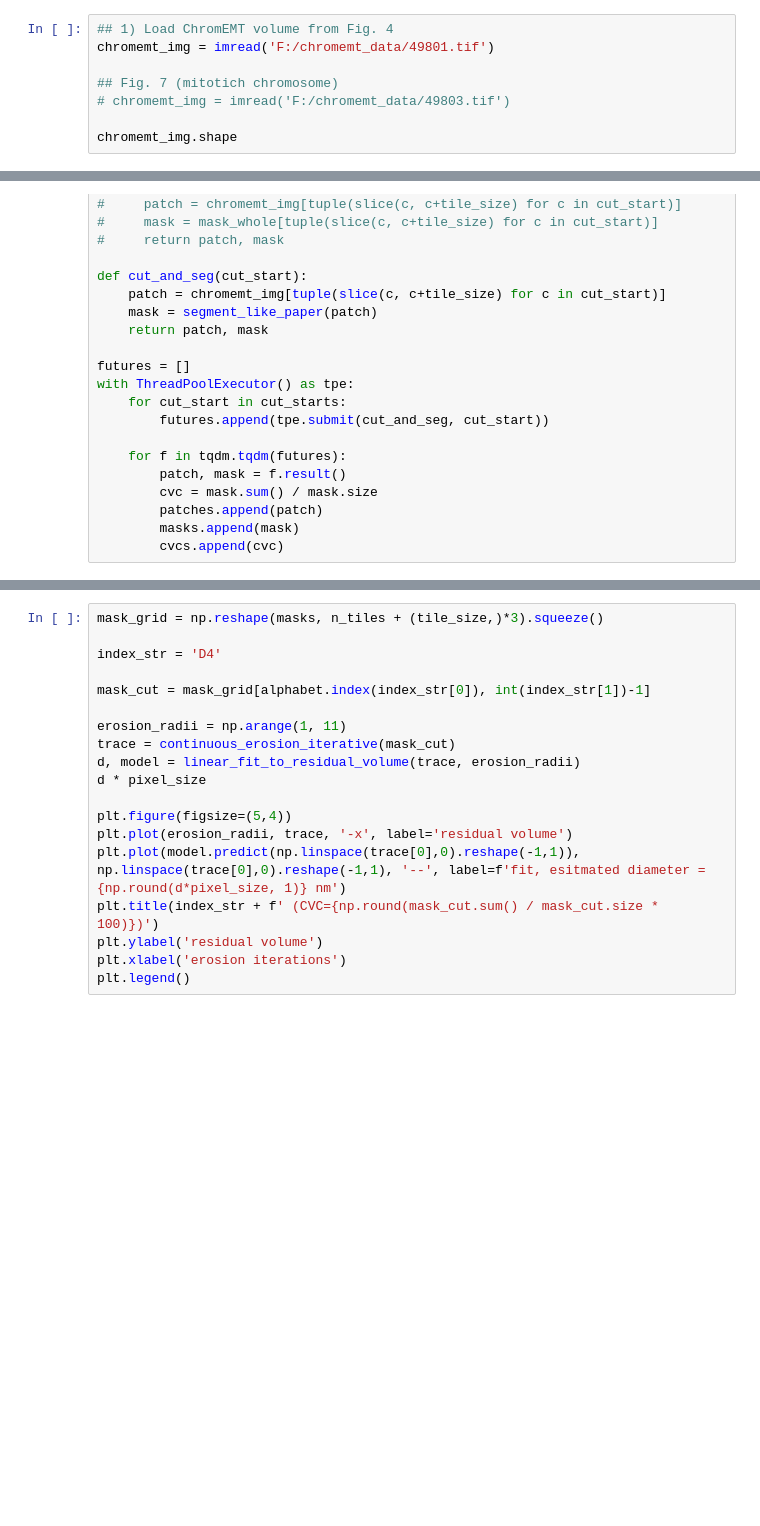
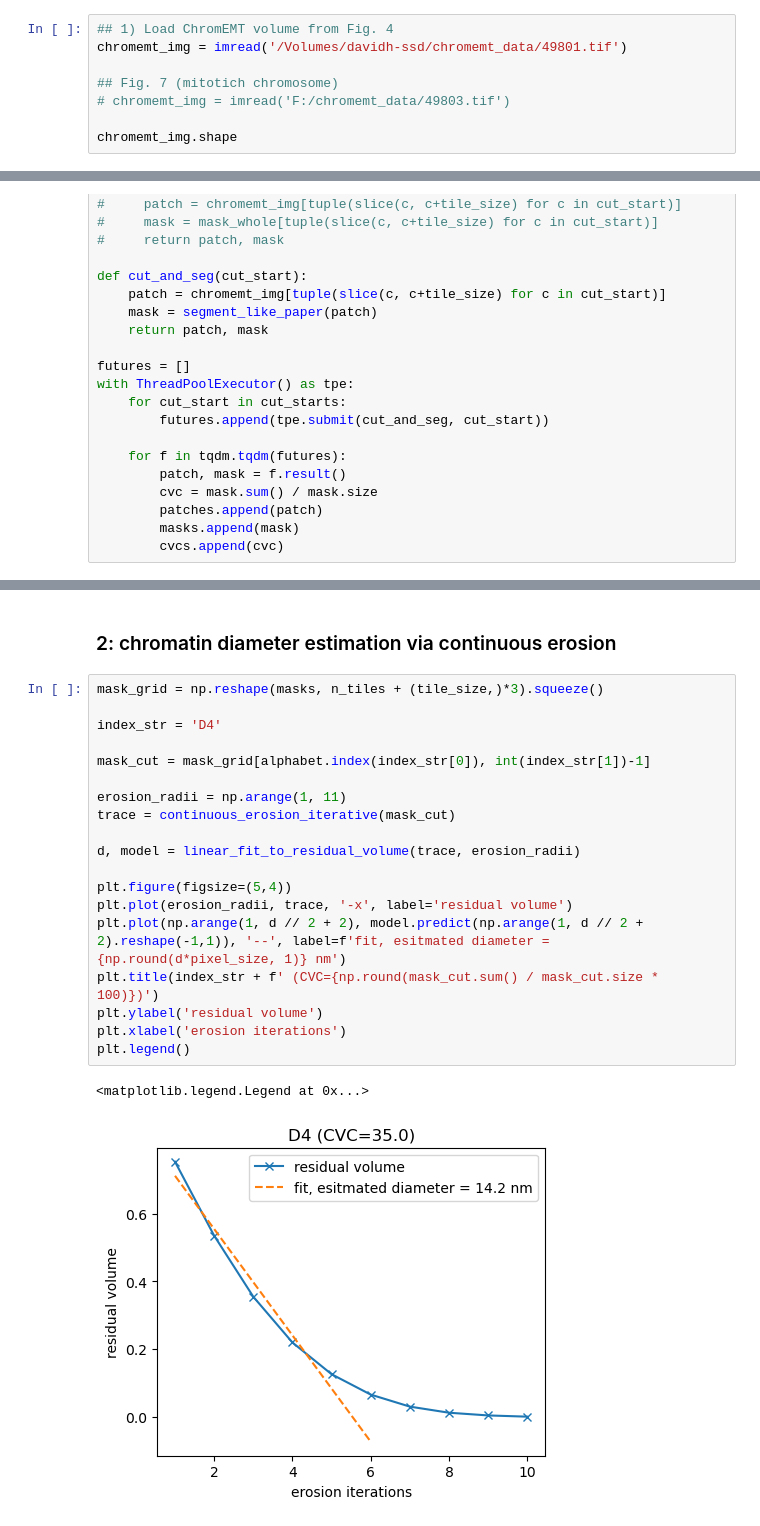
Before and after one commit to CALM-LMU/chromemt-analysis, a Jupyter notebook: chromemt_analysis/replicate_chromemt.ipynb, the cells around one changed output, grey strips where cells are left out. Drawn from its saved outputs; the diff is of its cells as text; blank space fills up the shorter version.

```diff
--- a/chromemt_analysis/replicate_chromemt.ipynb
+++ b/chromemt_analysis/replicate_chromemt.ipynb
@@ -9,6 +14,6 @@ from chromemt_analysis import parse_simulation_zip, segment_like_paper, continuo
 # %%
 ## 1) Load ChromEMT volume from Fig. 4
-chromemt_img = imread('F:/chromemt_data/49801.tif')
+chromemt_img = imread('/Volumes/davidh-ssd/chromemt_data/49801.tif')
 
 ## Fig. 7 (mitotich chromosome)
 # chromemt_img = imread('F:/chromemt_data/49803.tif')
@@ -94,22 +113,27 @@ plt.title('Chromatin Volume Concentration (CVC)\nper 120nm^3 tile');
+# %% [markdown]
+### 2: chromatin diameter estimation via continuous erosion
 # %%
 mask_grid = np.reshape(masks, n_tiles + (tile_size,)*3).squeeze()
 
 index_str = 'D4'
 
 mask_cut = mask_grid[alphabet.index(index_str[0]), int(index_str[1])-1]
 
 erosion_radii = np.arange(1, 11)
 trace = continuous_erosion_iterative(mask_cut)
+
 d, model = linear_fit_to_residual_volume(trace, erosion_radii)
-d * pixel_size
 
 plt.figure(figsize=(5,4))
 plt.plot(erosion_radii, trace, '-x', label='residual volume')
-plt.plot(model.predict(np.linspace(trace[0],0).reshape(-1,1)), np.linspace(trace[0],0).reshape(-1,1), '--', label=f'fit, esitmated diameter = {np.round(d*pixel_size, 1)} nm')
+plt.plot(np.arange(1, d // 2 + 2), model.predict(np.arange(1, d // 2 + 2).reshape(-1,1)), '--', label=f'fit, esitmated diameter = {np.round(d*pixel_size, 1)} nm')
 plt.title(index_str + f' (CVC={np.round(mask_cut.sum() / mask_cut.size * 100)})')
 plt.ylabel('residual volume')
 plt.xlabel('erosion iterations')
 plt.legend()
+# %% [output]
+<matplotlib.legend.Legend at 0x...>
+[figure, added]
 # %%
 from skimage.io import imsave
 
```
Also changed, not shown: parts of 10 cells of this notebook, 4 other files.
